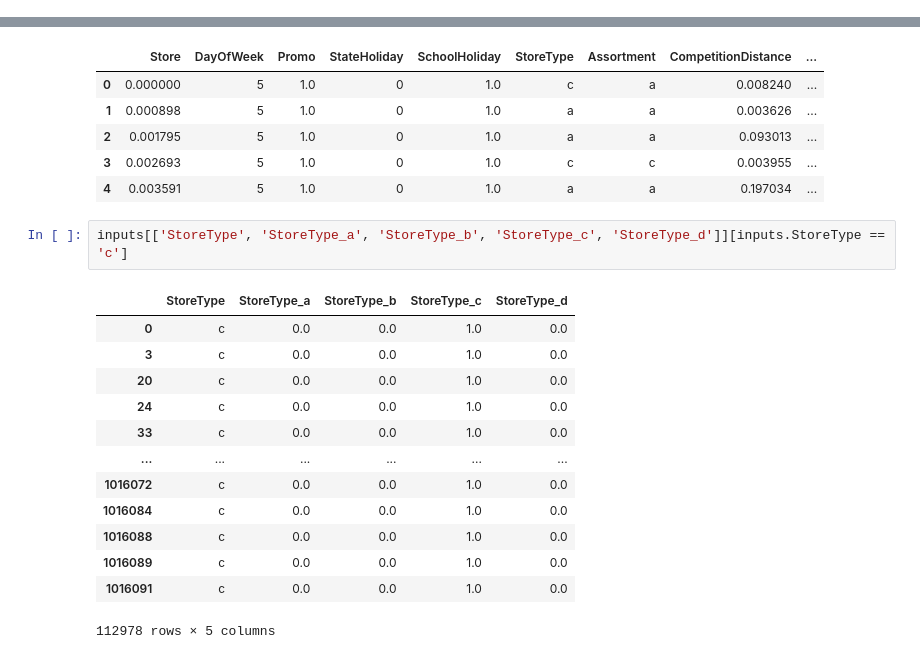
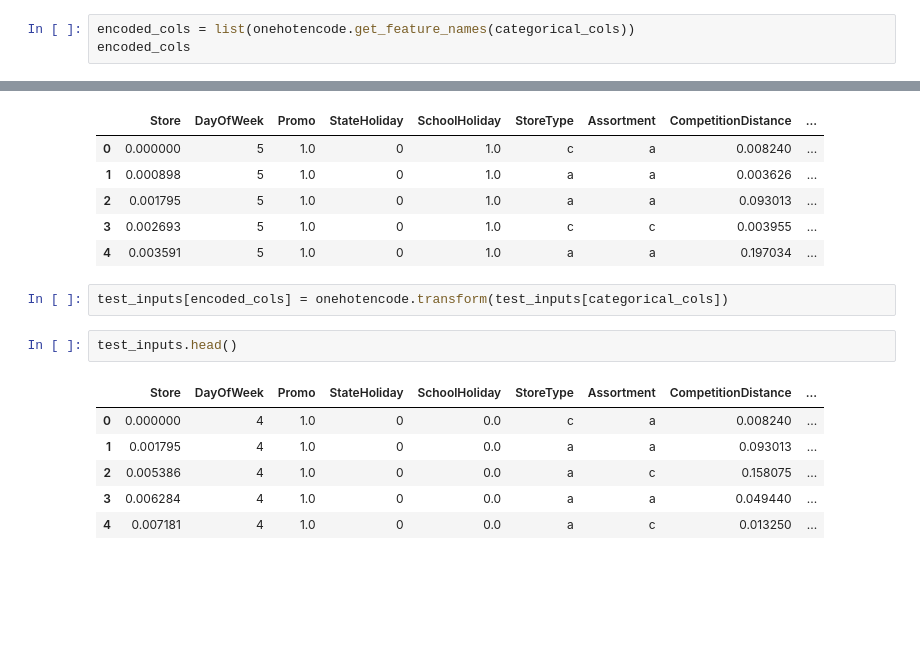
Before and after one commit to Neelam-Singhal/GradientBoostingModels, a Jupyter notebook: gbm.ipynb, the cells around one changed output, grey strips where cells are left out. Drawn from its saved outputs; the diff is of its cells as text; blank space fills up the shorter version.

```diff
--- a/gbm.ipynb
+++ b/gbm.ipynb
@@ -384,3 +448,6 @@ onehotencode.fit(inputs[categorical_cols])
 #encoder = OneHotEncoder(sparse=False, handle_unknown='ignore').fit(inputs[categorical_cols])
 # %% [output]
 OneHotEncoder(handle_unknown='ignore', sparse=False)
+# %%
+encoded_cols = list(onehotencode.get_feature_names(categorical_cols))
+encoded_cols
@@ -403,19 +481,14 @@ inputs.head()
 | 2 | 0.001795 | 5 | 1.0 | 0 | 1.0 | a | a | 0.093013 | ... |
 | 3 | 0.002693 | 5 | 1.0 | 0 | 1.0 | c | c | 0.003955 | ... |
 | 4 | 0.003591 | 5 | 1.0 | 0 | 1.0 | a | a | 0.197034 | ... |
-# %%
-inputs[['StoreType', 'StoreType_a', 'StoreType_b', 'StoreType_c', 'StoreType_d']][inputs.StoreType == 'c']
-# %% [output]
-|  | StoreType | StoreType_a | StoreType_b | StoreType_c | StoreType_d |
-| 0 | c | 0.0 | 0.0 | 1.0 | 0.0 |
-| 3 | c | 0.0 | 0.0 | 1.0 | 0.0 |
-| 20 | c | 0.0 | 0.0 | 1.0 | 0.0 |
-| 24 | c | 0.0 | 0.0 | 1.0 | 0.0 |
-| 33 | c | 0.0 | 0.0 | 1.0 | 0.0 |
-| ... | ... | ... | ... | ... | ... |
-| 1016072 | c | 0.0 | 0.0 | 1.0 | 0.0 |
-| 1016084 | c | 0.0 | 0.0 | 1.0 | 0.0 |
-| 1016088 | c | 0.0 | 0.0 | 1.0 | 0.0 |
-| 1016089 | c | 0.0 | 0.0 | 1.0 | 0.0 |
-| 1016091 | c | 0.0 | 0.0 | 1.0 | 0.0 |
-112978 rows × 5 columns
+# %%
+test_inputs[encoded_cols] = onehotencode.transform(test_inputs[categorical_cols])
+# %%
+test_inputs.head()
+# %% [output]
+|  | Store | DayOfWeek | Promo | StateHoliday | SchoolHoliday | StoreType | Assortment | CompetitionDistance | ... |
+| 0 | 0.000000 | 4 | 1.0 | 0 | 0.0 | c | a | 0.008240 | ... |
+| 1 | 0.001795 | 4 | 1.0 | 0 | 0.0 | a | a | 0.093013 | ... |
+| 2 | 0.005386 | 4 | 1.0 | 0 | 0.0 | a | c | 0.158075 | ... |
+| 3 | 0.006284 | 4 | 1.0 | 0 | 0.0 | a | a | 0.049440 | ... |
+| 4 | 0.007181 | 4 | 1.0 | 0 | 0.0 | a | c | 0.013250 | ... |
```
Also changed, not shown: parts of 16 cells of this notebook.
